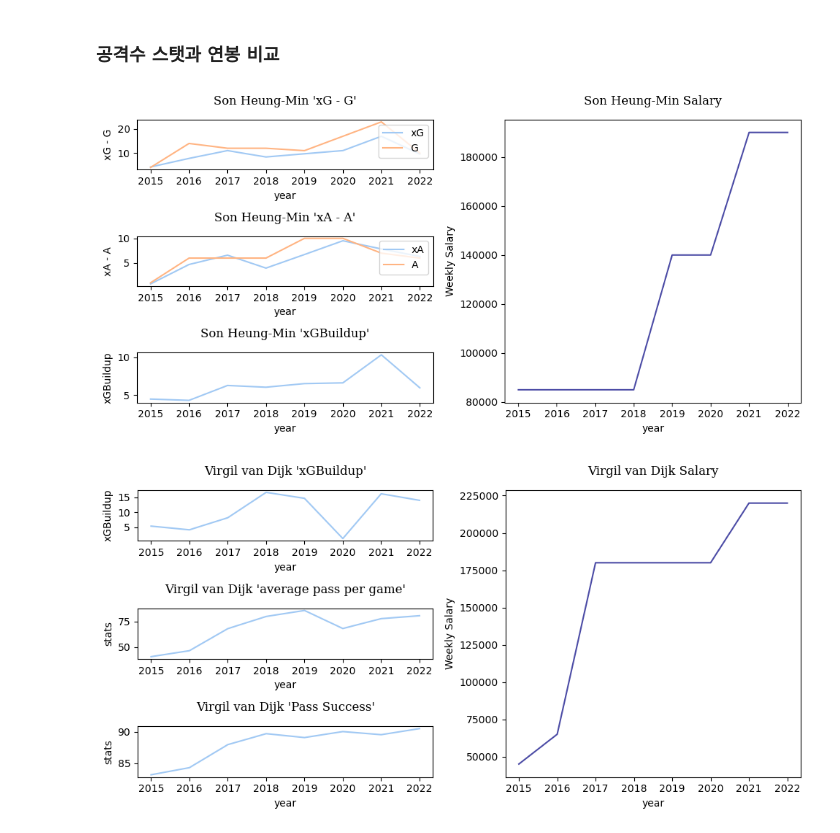
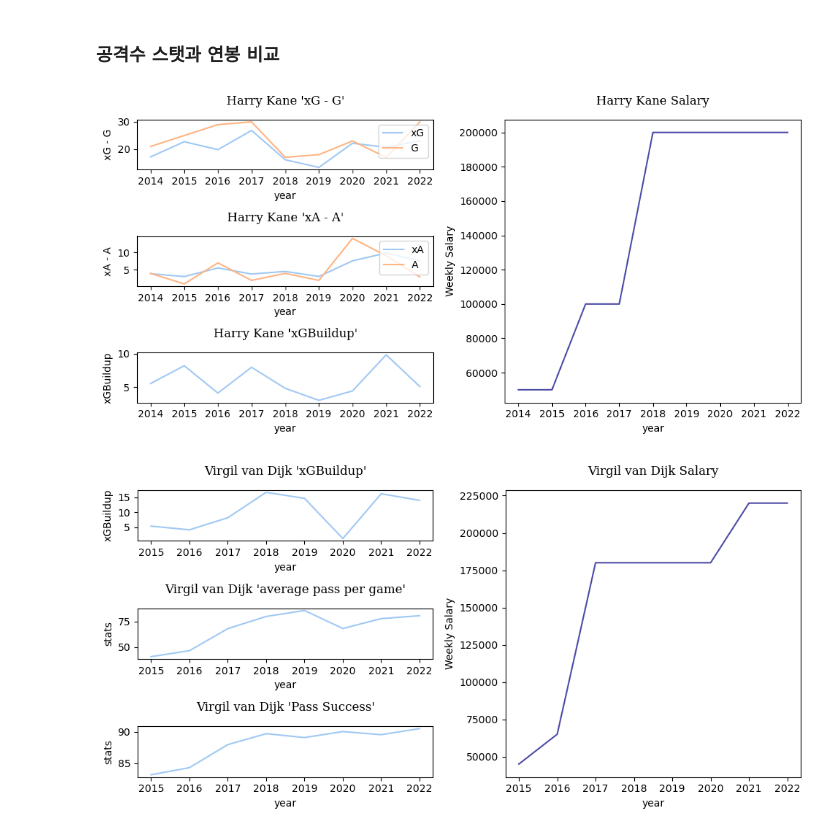
Before and after one commit to LEEINSEO-0118/EPL_EDA_Project, a Jupyter notebook: EDA_epl_data.ipynb, the cells around one changed output. Cells and saved outputs as stored; diff of their text form; code cells hidden in the pictures.

```diff
--- a/EDA_epl_data.ipynb
+++ b/EDA_epl_data.ipynb
@@ -363,7 +363,7 @@ plt.savefig('corr.png')
 ### 공격수 스탯과 연봉 비교
 # %%
 # 공격 지표와 연봉 비교
-player_name = "Son Heung-Min"
+player_name = "Harry Kane"
 one_player = eda_df[eda_df['Name'] == player_name]
 
 plt.figure(figsize = (10, 5))
@@ -384,34 +384,34 @@ plt.legend(loc = 'upper right')
 sns.set_palette('pastel')
 plt.subplot(3, 2, 3)
 plt.title(f'{player_name} \'xA - A\'', pad = 15, fontfamily = 'serif')
 plt.ylabel('xA - A')
 
 plt.xticks(one_player['year'].unique())
 sns.lineplot(data = one_player, x = 'year', y = 'xA', label = 'xA')
 sns.lineplot(data = one_player, x = 'year', y = 'A', label = 'A')
 plt.legend(loc = 'upper right')
 
 # xGBuildup
 plt.subplot(3, 2, 5)
 sns.set_palette('pastel')
 plt.title(f'{player_name} \'xGBuildup\'', pad = 15, fontfamily = 'serif')
 plt.ylabel('xGBuildup')
 
 plt.xticks(one_player['year'].unique())
 sns.lineplot(data = one_player, x = 'year', y = 'xGBuildup')
 
 # Salary
 plt.subplot(1, 2, 2)
 plt.title(f'{player_name} Salary', pad = 15, fontfamily = 'serif')
 
 plt.xticks(one_player['year'].unique())
 sns.lineplot(data = one_player, x = 'year', y = 'Weekly Salary', color = 'navy', alpha = 0.7)
 
 plt.tight_layout()
 # plt.show()
 plt.savefig(f'{player_name} stat - salary')
 # %% [output]
-[figure, old version]
+[figure, new version]
 # %%
 # 수비 지표와 연봉 데이터
 player_name = "Virgil van Dijk"
```
Also changed, not shown: parts of 10 cells of this notebook, 5 other files.
